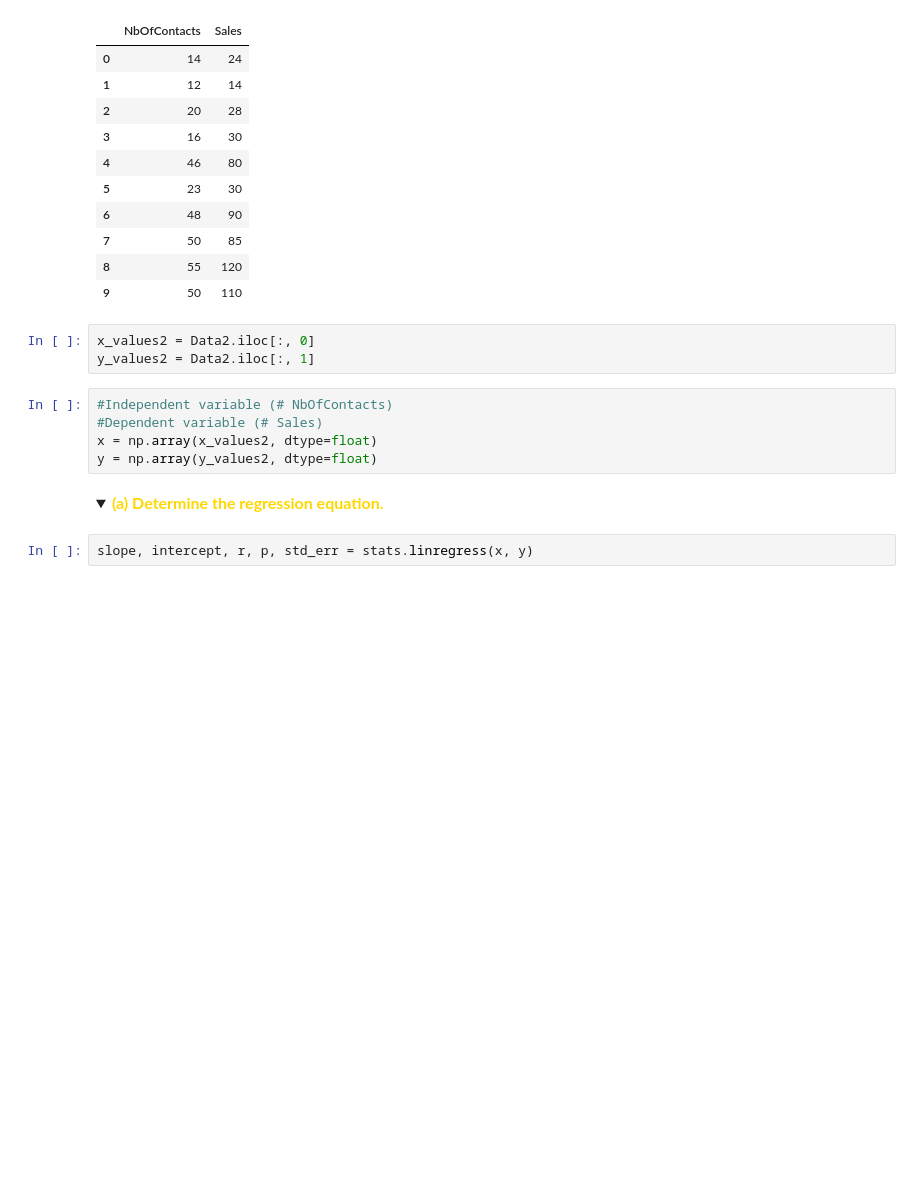
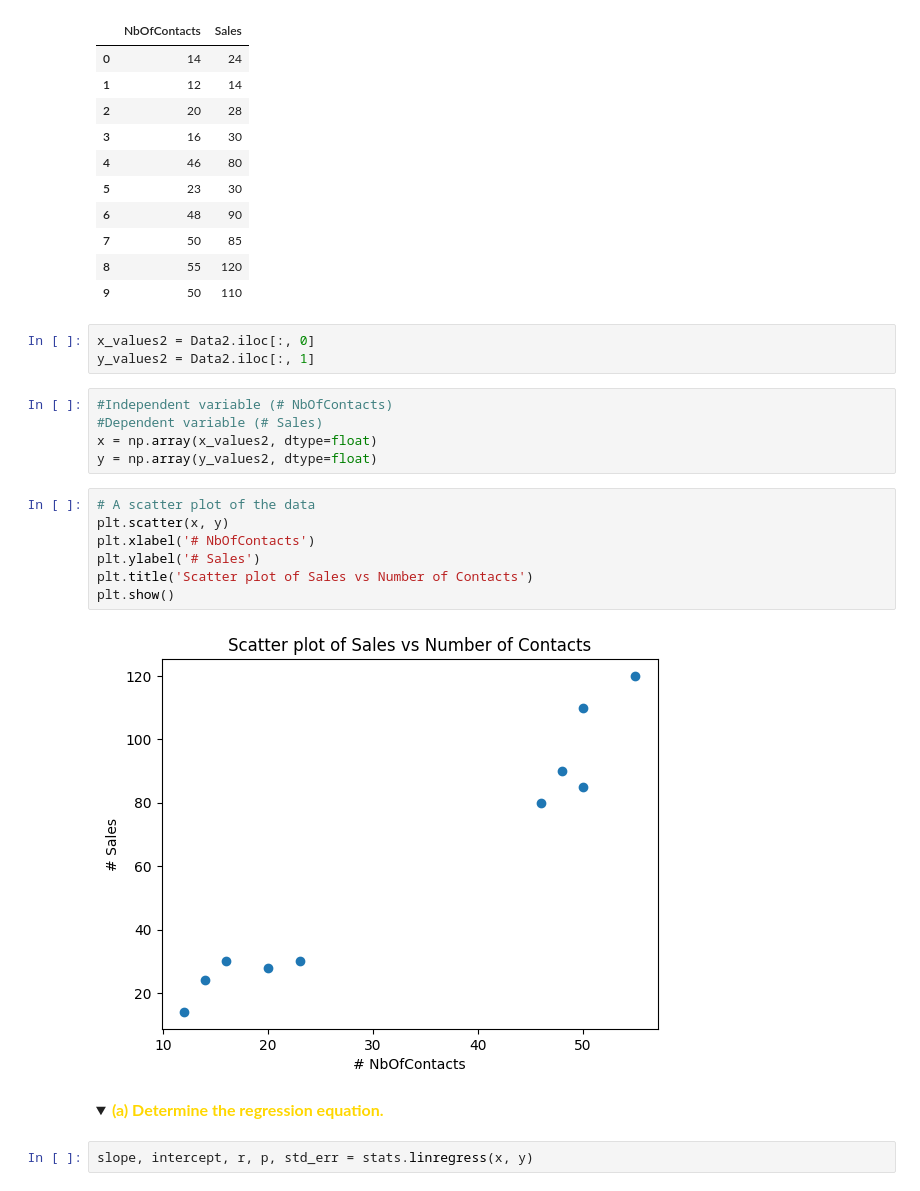
Before and after one commit to wandiyajames-arch/high-dim-data-analysis, a Jupyter notebook: linear-regression-with-python/Asssignments/A1_HDDA.ipynb, the cells around one changed output. Cells and saved outputs as stored; diff of their text form; folded sections open; blank space fills up the shorter version.

```diff
--- a/linear-regression-with-python/Asssignments/A1_HDDA.ipynb
+++ b/linear-regression-with-python/Asssignments/A1_HDDA.ipynb
@@ -97,6 +125,15 @@ y_values2 = Data2.iloc[:, 1]
 #Dependent variable (# Sales)
 x = np.array(x_values2, dtype=float)
 y = np.array(y_values2, dtype=float)
+# %%
+# A scatter plot of the data
+plt.scatter(x, y)
+plt.xlabel('# NbOfContacts')
+plt.ylabel('# Sales')
+plt.title('Scatter plot of Sales vs Number of Contacts')
+plt.show()
+# %% [output]
+[figure, added]
 # %% [markdown]
 <details>
   <summary><font size="3" color="gold"><b> (a) Determine the regression equation. </b></font></summary>
```
Also changed, not shown: parts of 12 cells of this notebook.
